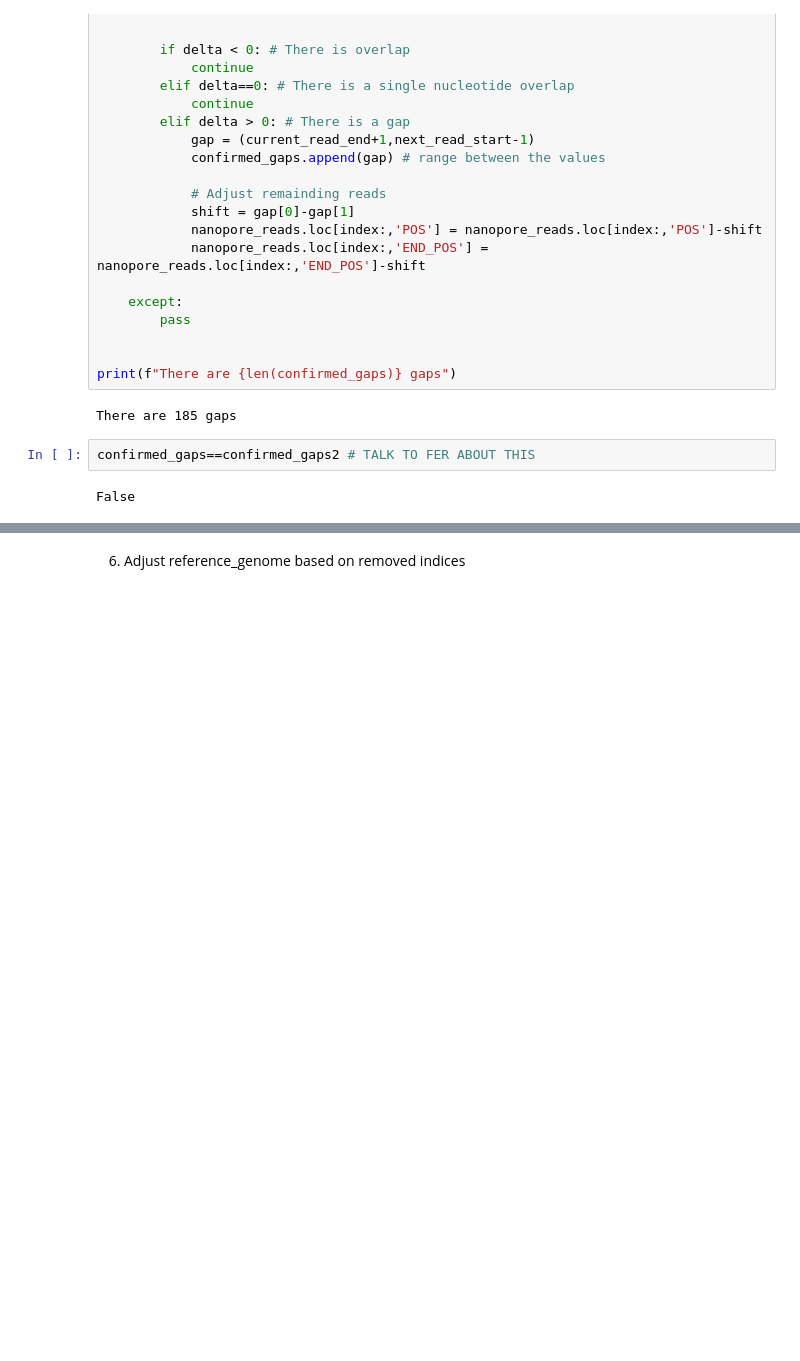
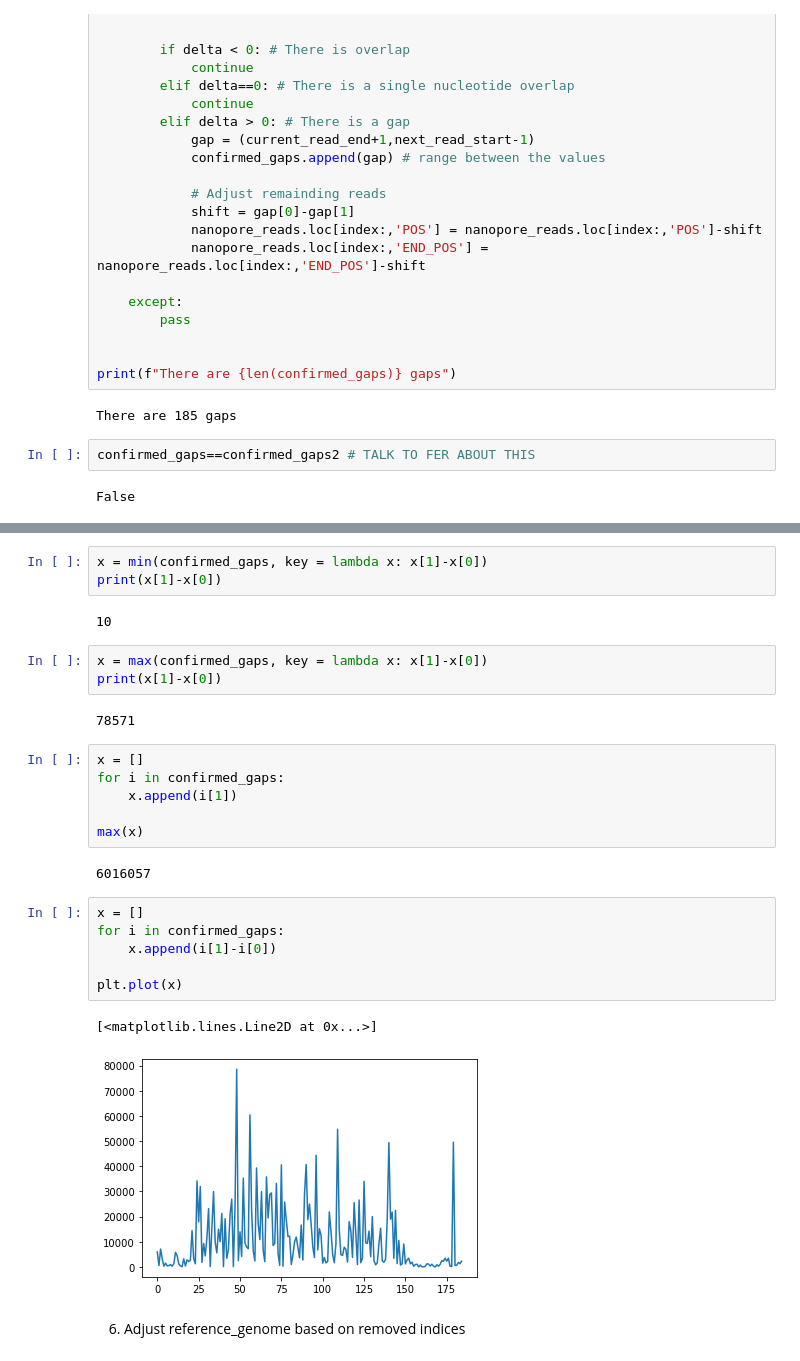
Before and after one commit to aretiandev/bioliquid-nanopore, a Jupyter notebook: read_overlap.ipynb, the cells around one changed output, grey strips where cells are left out. Drawn from its saved outputs; the diff is of its cells as text; blank space fills up the shorter version.

```diff
--- a/read_overlap.ipynb
+++ b/read_overlap.ipynb
@@ -288,2 +323,29 @@ False
+# %%
+x = min(confirmed_gaps, key = lambda x: x[1]-x[0])
+print(x[1]-x[0])
+# %% [output]
+10
+# %%
+x = max(confirmed_gaps, key = lambda x: x[1]-x[0])
+print(x[1]-x[0])
+# %% [output]
+78571
+# %%
+x = []
+for i in confirmed_gaps:
+    x.append(i[1])
+
+max(x)
+# %% [output]
+6016057
+# %%
+x = []
+for i in confirmed_gaps:
+    x.append(i[1]-i[0])
+
+plt.plot(x)
+# %% [output]
+[<matplotlib.lines.Line2D at 0x...>]
+[figure, added]
 # %% [markdown]
 6. Adjust reference_genome based on removed indices
```
Also changed, not shown: parts of 5 cells of this notebook.
